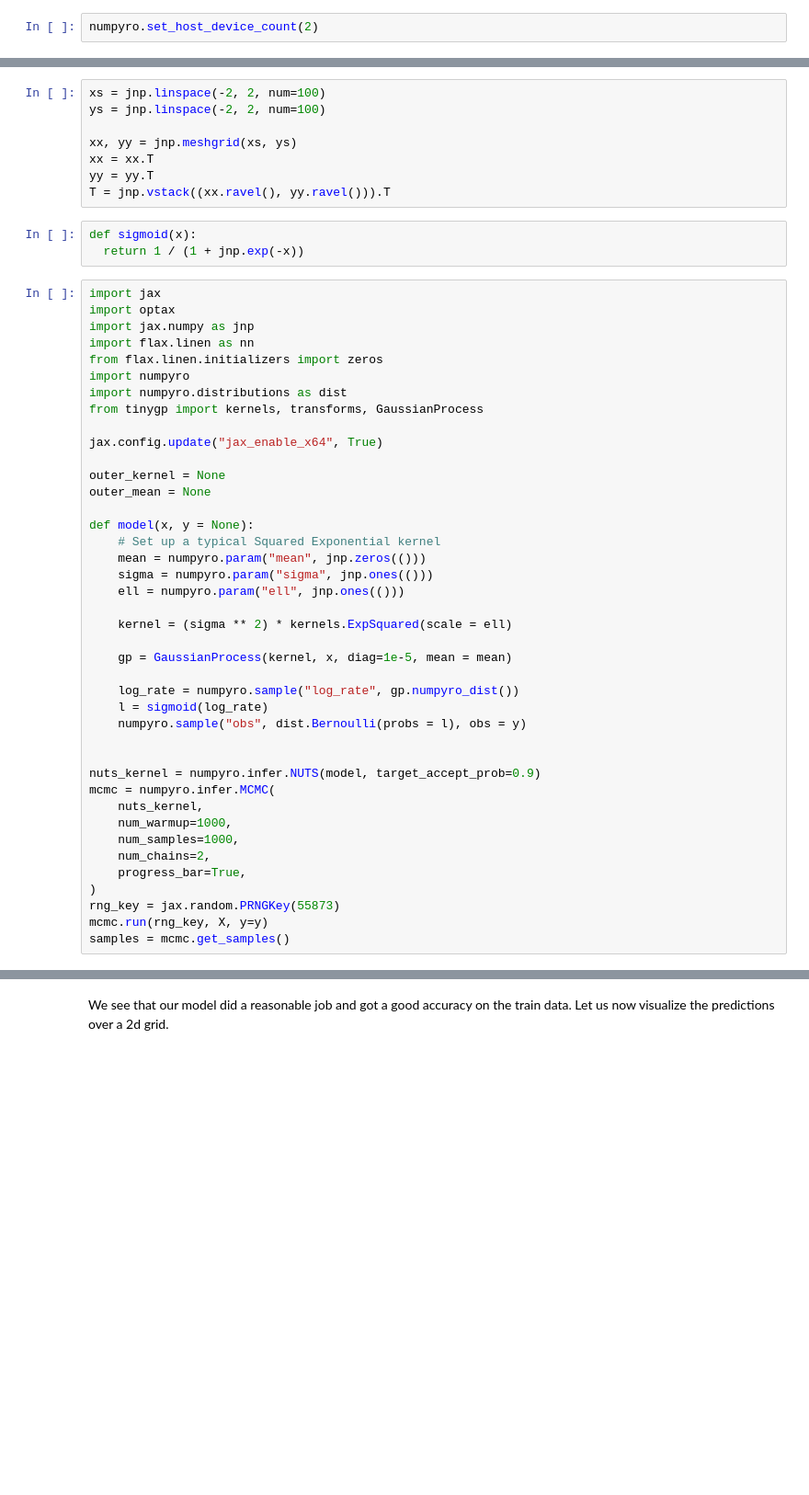
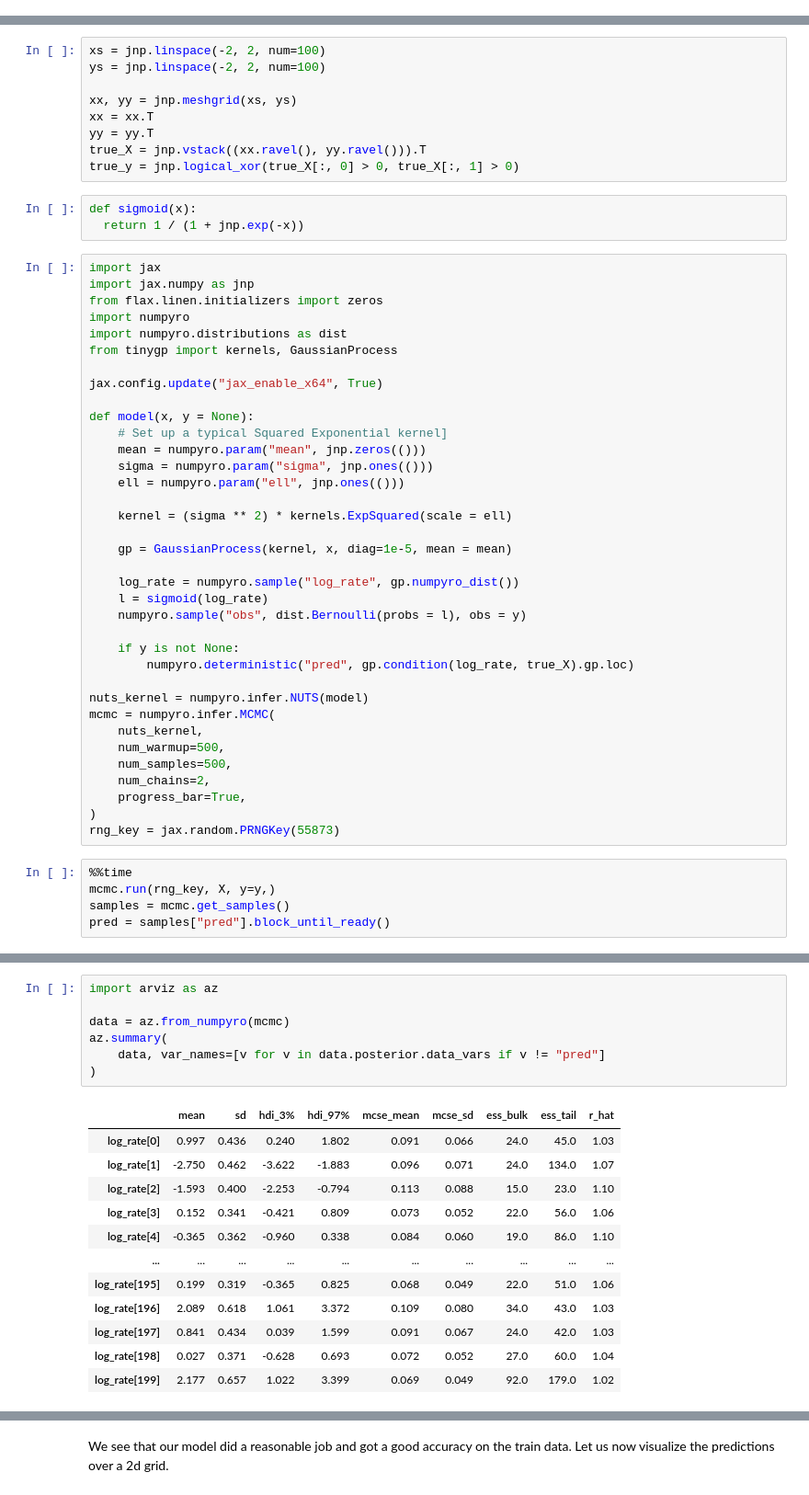
Before and after one commit to dfm/tinygp, a Jupyter notebook: docs/tutorials/gp_classification_mcmc.ipynb, the cells around one changed output, grey strips where cells are left out. Shown: that part at 92% size. Drawn from its saved outputs; the diff is of its cells as text; blank space fills up the shorter version.

```diff
--- a/docs/tutorials/gp_classification_mcmc.ipynb
+++ b/docs/tutorials/gp_classification_mcmc.ipynb
@@ -24,8 +24,6 @@ import jax
 import matplotlib.pyplot as plt
 from mpl_toolkits.axes_grid1 import make_axes_locatable
 import numpy as np
-# %%
-numpyro.set_host_device_count(2)
 # %%
 import numpyro
 import numpyro.distributions as dist
@@ -48,27 +46,23 @@ ys = jnp.linspace(-2, 2, num=100)
 xx, yy = jnp.meshgrid(xs, ys)
 xx = xx.T
 yy = yy.T
-T = jnp.vstack((xx.ravel(), yy.ravel())).T
+true_X = jnp.vstack((xx.ravel(), yy.ravel())).T
+true_y = jnp.logical_xor(true_X[:, 0] > 0, true_X[:, 1] > 0)
 # %%
 def sigmoid(x):
   return 1 / (1 + jnp.exp(-x))
 # %%
 import jax
-import optax
 import jax.numpy as jnp
-import flax.linen as nn
 from flax.linen.initializers import zeros
 import numpyro
 import numpyro.distributions as dist
-from tinygp import kernels, transforms, GaussianProcess
+from tinygp import kernels, GaussianProcess
 
 jax.config.update("jax_enable_x64", True)
 
-outer_kernel = None
-outer_mean = None
-
 def model(x, y = None):
-    # Set up a typical Squared Exponential kernel
+    # Set up a typical Squared Exponential kernel]
     mean = numpyro.param("mean", jnp.zeros(()))
     sigma = numpyro.param("sigma", jnp.ones(()))
     ell = numpyro.param("ell", jnp.ones(()))
@@ -81,15 +75,20 @@ def model(x, y = None):
     l = sigmoid(log_rate)
     numpyro.sample("obs", dist.Bernoulli(probs = l), obs = y)
 
+    if y is not None:
+        numpyro.deterministic("pred", gp.condition(log_rate, true_X).gp.loc)
 
-nuts_kernel = numpyro.infer.NUTS(model, target_accept_prob=0.9)
+nuts_kernel = numpyro.infer.NUTS(model)
 mcmc = numpyro.infer.MCMC(
     nuts_kernel,
-    num_warmup=1000,
-    num_samples=1000,
+    num_warmup=500,
+    num_samples=500,
     num_chains=2,
     progress_bar=True,
 )
 rng_key = jax.random.PRNGKey(55873)
-mcmc.run(rng_key, X, y=y)
-samples = mcmc.get_samples()
+# %%
+%%time
+mcmc.run(rng_key, X, y=y,)
+samples = mcmc.get_samples()
+pred = samples["pred"].block_until_ready()
@@ -95,0 +98,20 @@ samples = mcmc.get_samples()
+# %%
+import arviz as az
+
+data = az.from_numpyro(mcmc)
+az.summary(
+    data, var_names=[v for v in data.posterior.data_vars if v != "pred"]
+)
+# %% [output]
+|  | mean | sd | hdi_3% | hdi_97% | mcse_mean | mcse_sd | ess_bulk | ess_tail | r_hat |
+| log_rate[0] | 0.997 | 0.436 | 0.240 | 1.802 | 0.091 | 0.066 | 24.0 | 45.0 | 1.03 |
+| log_rate[1] | -2.750 | 0.462 | -3.622 | -1.883 | 0.096 | 0.071 | 24.0 | 134.0 | 1.07 |
+| log_rate[2] | -1.593 | 0.400 | -2.253 | -0.794 | 0.113 | 0.088 | 15.0 | 23.0 | 1.10 |
+| log_rate[3] | 0.152 | 0.341 | -0.421 | 0.809 | 0.073 | 0.052 | 22.0 | 56.0 | 1.06 |
+| log_rate[4] | -0.365 | 0.362 | -0.960 | 0.338 | 0.084 | 0.060 | 19.0 | 86.0 | 1.10 |
+| ... | ... | ... | ... | ... | ... | ... | ... | ... | ... |
+| log_rate[195] | 0.199 | 0.319 | -0.365 | 0.825 | 0.068 | 0.049 | 22.0 | 51.0 | 1.06 |
+| log_rate[196] | 2.089 | 0.618 | 1.061 | 3.372 | 0.109 | 0.080 | 34.0 | 43.0 | 1.03 |
+| log_rate[197] | 0.841 | 0.434 | 0.039 | 1.599 | 0.091 | 0.067 | 24.0 | 42.0 | 1.03 |
+| log_rate[198] | 0.027 | 0.371 | -0.628 | 0.693 | 0.072 | 0.052 | 27.0 | 60.0 | 1.04 |
+| log_rate[199] | 2.177 | 0.657 | 1.022 | 3.399 | 0.069 | 0.049 | 92.0 | 179.0 | 1.02 |
```
Also changed, not shown: parts of 16 cells of this notebook, 3 other files.
